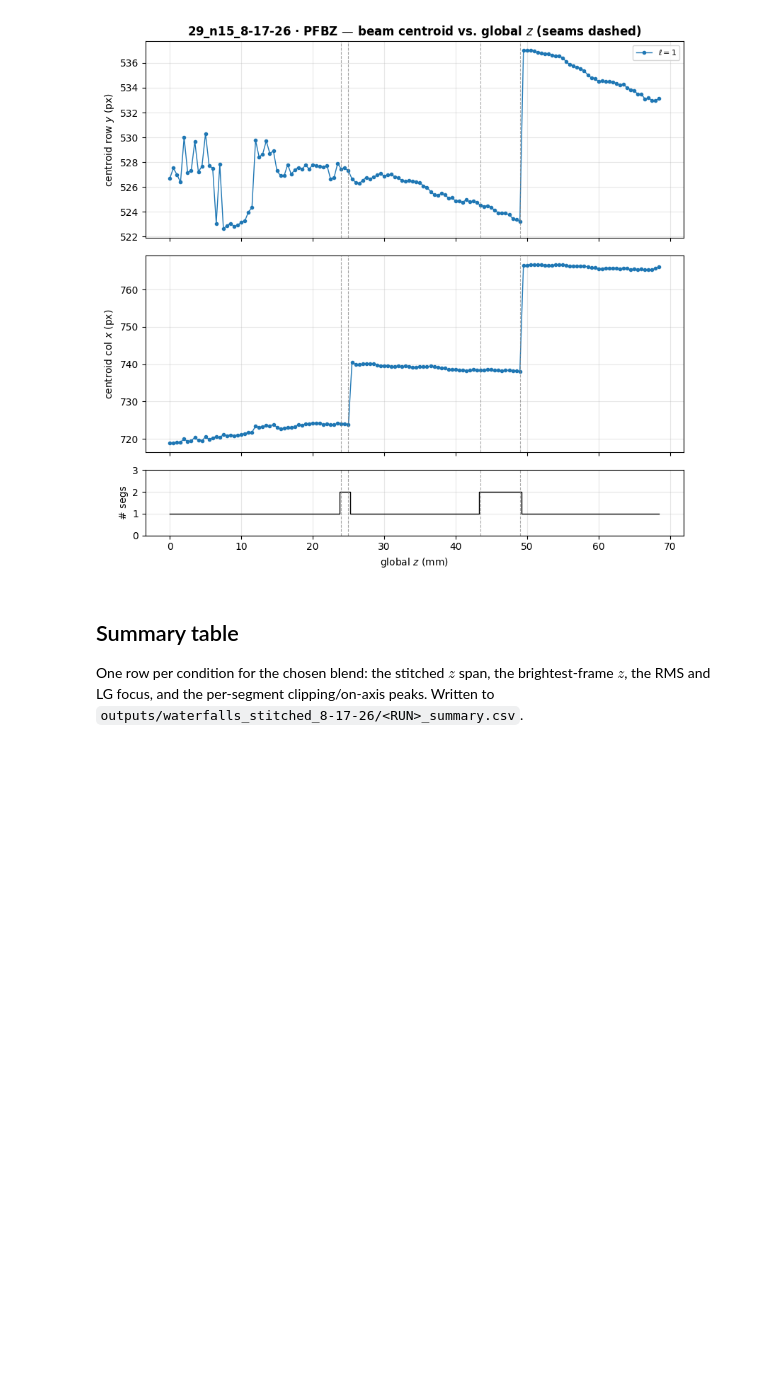
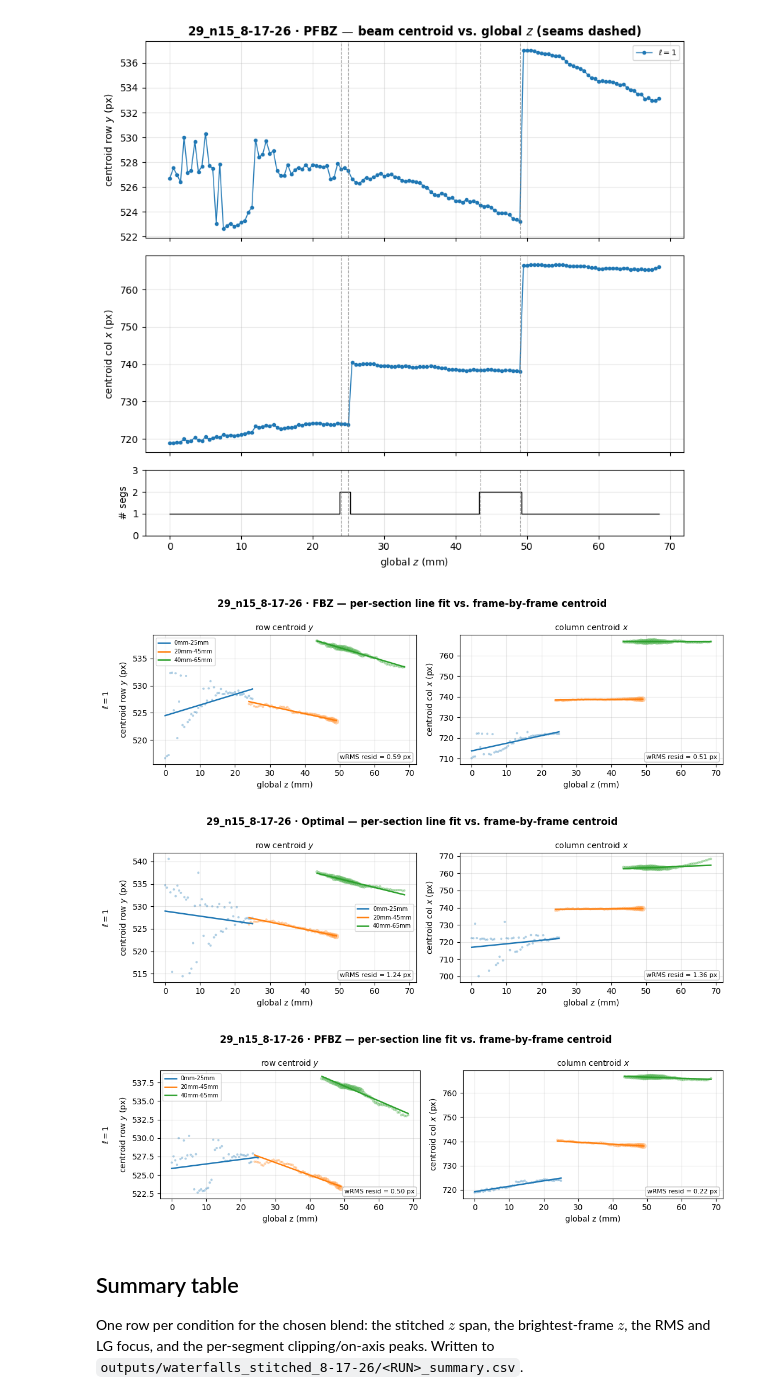
Before and after one commit to LukasScarfe/Optimal_Focusing, a Jupyter notebook: waterfall_stitched_8-17-26.ipynb, the cells around one changed output. Saved outputs shown, nothing was run; the diff lists cells and outputs as text; code cells hidden in the pictures; blank space fills up the shorter version.

```diff
--- a/waterfall_stitched_8-17-26.ipynb
+++ b/waterfall_stitched_8-17-26.ipynb
@@ -132,6 +132,14 @@ for cond, seg_labels in CONDITION_SEGMENTS.items():
 print(f"slicing along {SLICE_AXIS}")
 for cond, seg_labels in CONDITION_SEGMENTS.items():
     print(f"{cond:>8}: {' -> '.join(seg_labels)}")
+
+
+# --- Centroid tracking mode -------------------------------------------------
+# "per_frame": locate the beam centroid independently in every frame (default).
+# "line":      replace it with a straight line centroid(z) = slope*z + offset,
+#              fit with its OWN slope and offset PER SECTION (segment/scan) --
+#              nothing is shared across sections.  See centroid_lines.py.
+CENTROID_MODE = "per_frame"
 # %% [output]
 slicing along x
      FBZ: 0mm-25mm -> 20mm-45mm -> 40mm-65mm
@@ -1214,6 +1225,32 @@ for cond in CONDITION_SEGMENTS:
 [figure]
 [figure]
 [figure]
+# %%
+# --- Diagnostic: per-section straight-line fit vs. frame-by-frame centroid ---
+# Independent of CENTROID_MODE: each section is given its OWN straight line,
+# fit from the raw per-frame centroids, and overlaid -- so the line model can
+# be judged even while the waterfalls are built frame-by-frame.  Points are the
+# raw per-frame centroids (area ~ brightness weight); the line is the fit.
+from centroid_lines import fit_sections_for_plot, plot_centroid_fit
+
+def plot_centroid_fit_cond(cond):
+    groups = {}
+    for ell in data[cond]:
+        raw = {seg: dict(z=global_z(sw, ell), cy=sw.centroid_y_raw,
+                         cx=sw.centroid_x_raw, w=sw.centroid_w)
+               for seg, sw in data[cond][ell].items()}
+        groups[f"$\\ell={ell}$"] = fit_sections_for_plot(raw)
+    plot_centroid_fit(
+        groups, path=cond_out(cond) / f"{cond}_centroid_fit.png",
+        title=f"{RUN} · {cond} — per-section line fit vs. frame-by-frame centroid")
+
+for cond in CONDITION_SEGMENTS:
+    if data.get(cond):
+        plot_centroid_fit_cond(cond)
+# %% [output]
+[figure, added]
+[figure, added]
+[figure, added]
 # %% [markdown]
 ## Summary table
 
```
Also changed, not shown: parts of 1 cell of this notebook, 11 other files.
